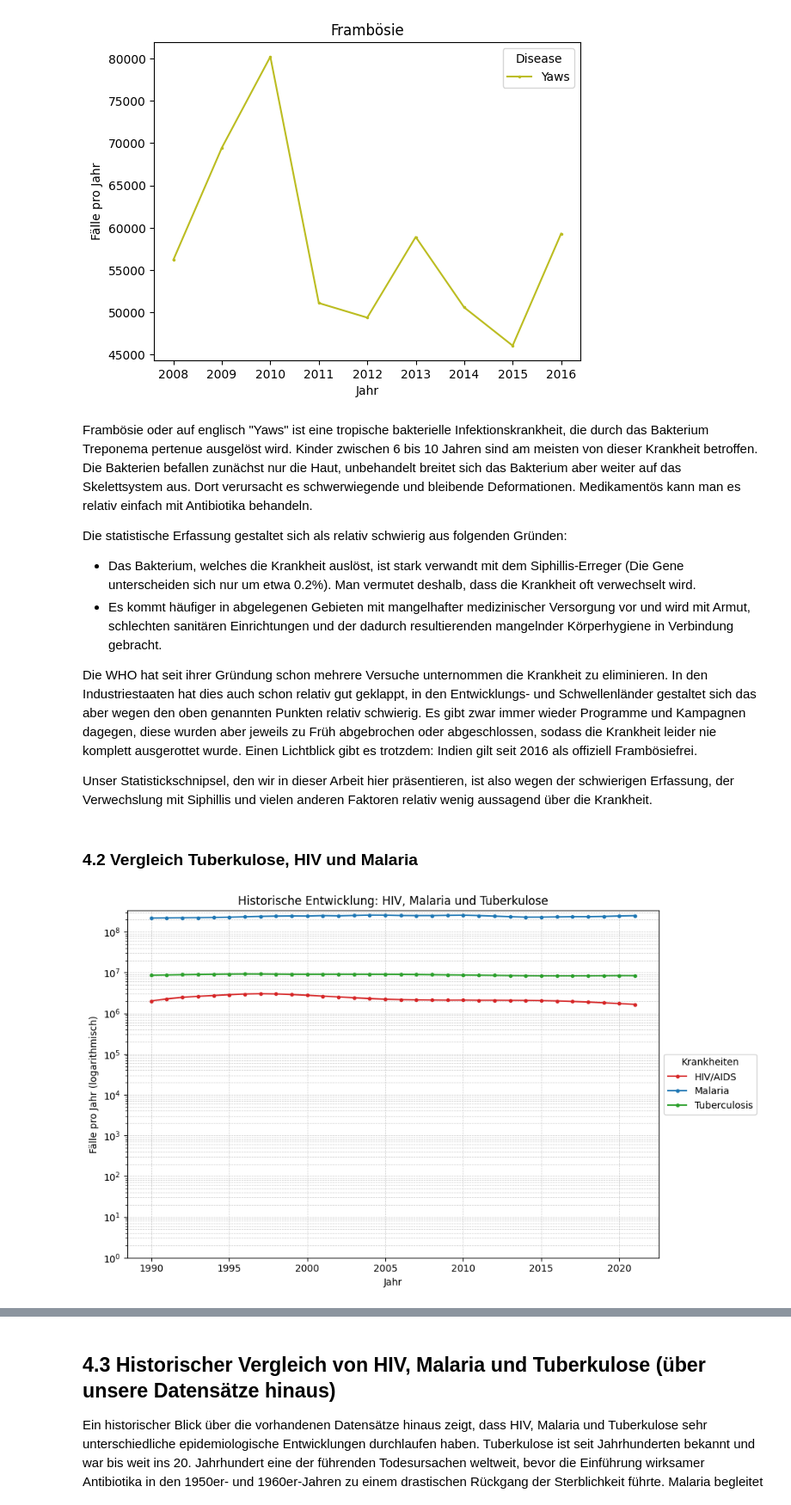
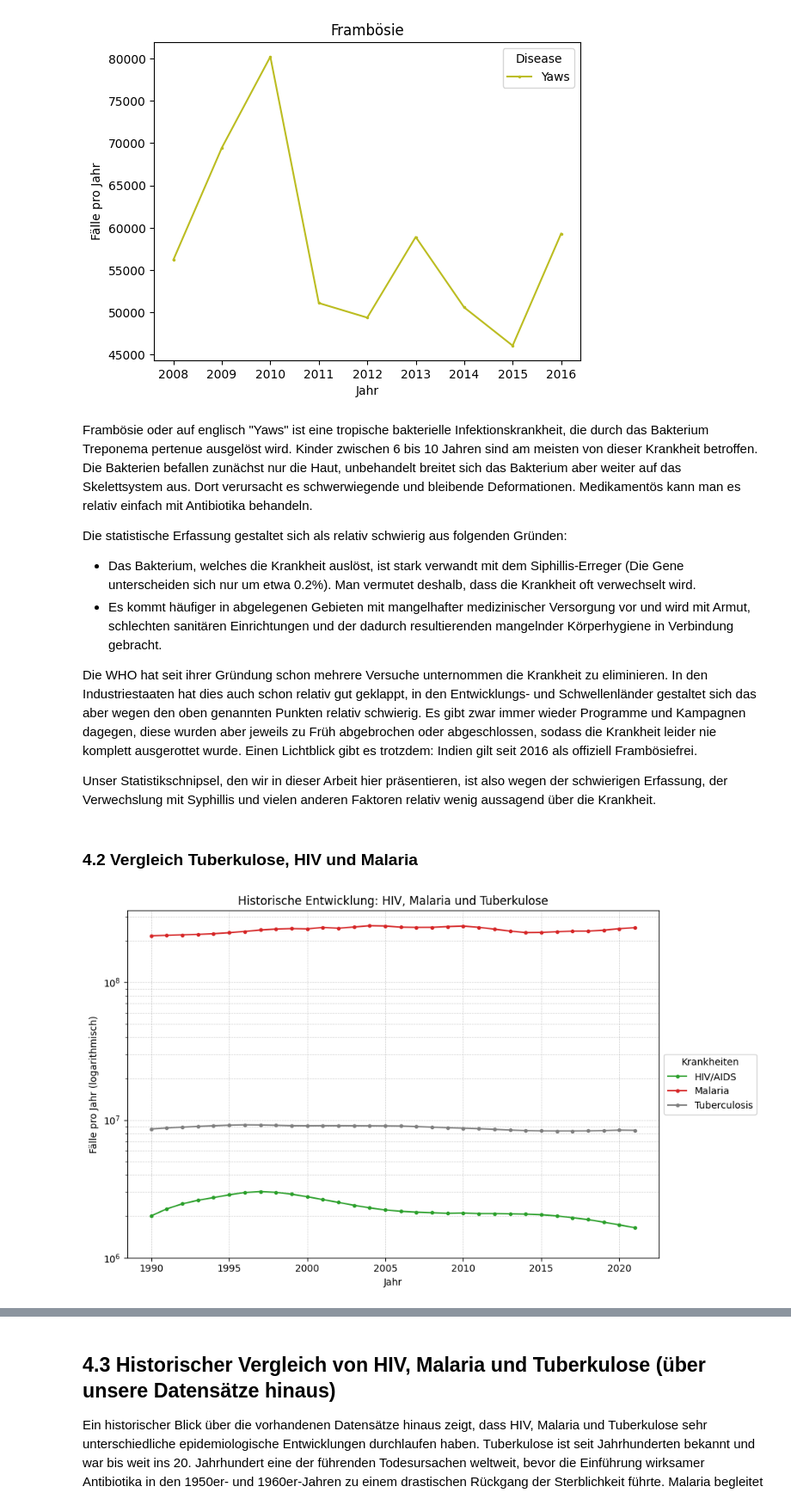
Before and after one commit to Retikulum94/Leistungsnachweis_2, a Jupyter notebook: Leistungsnachweis Infektionskrankheiten im Verlauf der Zeit.ipynb, the cells around one changed output, grey strips where cells are left out. Shown at 86% size. Drawn from its saved outputs; the diff is of its cells as text; code cells hidden in the pictures.

```diff
--- a/Leistungsnachweis Infektionskrankheiten im Verlauf der Zeit.ipynb
+++ b/Leistungsnachweis Infektionskrankheiten im Verlauf der Zeit.ipynb
@@ -279,36 +289,36 @@ Die statistische Erfassung gestaltet sich als relativ schwierig aus folgenden Gr
 
 Die WHO hat seit ihrer Gründung schon mehrere Versuche unternommen die Krankheit zu eliminieren. In den Industriestaaten hat dies auch schon relativ gut geklappt, in den Entwicklungs- und Schwellenländer gestaltet sich das aber wegen den oben genannten Punkten relativ schwierig. Es gibt zwar immer wieder Programme und Kampagnen dagegen, diese wurden aber jeweils zu Früh abgebrochen oder abgeschlossen, sodass die Krankheit leider nie komplett ausgerottet wurde. Einen Lichtblick gibt es trotzdem: Indien gilt seit 2016 als offiziell Frambösiefrei.
 
-Unser Statistickschnipsel, den wir in dieser Arbeit hier präsentieren, ist also wegen der schwierigen Erfassung, der Verwechslung mit Siphillis und vielen anderen Faktoren relativ wenig aussagend über die Krankheit.
+Unser Statistikschnipsel, den wir in dieser Arbeit hier präsentieren, ist also wegen der schwierigen Erfassung, der Verwechslung mit Syphillis und vielen anderen Faktoren relativ wenig aussagend über die Krankheit.
 # %% [markdown]
 ### 4.2 Vergleich Tuberkulose, HIV und Malaria
 # %%
 df_Krankheit = df_pivot[['HIV/AIDS', 'Malaria', 'Tuberculosis']]
 
 df_Krankheit = df_pivot[['HIV/AIDS', 'Malaria', 'Tuberculosis']].dropna(how='all')
 
 fig, ax = plt.subplots(figsize=(10, 6))
 
 df_Krankheit.plot(
     ax=ax,
     title='Historische Entwicklung: HIV, Malaria und Tuberkulose',
     marker='o',
     markersize=3,
     linewidth=1.5,
     xlabel='Jahr',
     ylabel='Fälle pro Jahr (logarithmisch)',
     logy=True,
-    color=['#d62728', '#1f77b4', '#2ca02c']
+    color=['#2ca02c', '#d62728', '#7f7f7f']
 )
 
 ax.grid(True, which='both', linestyle='--', linewidth=0.5, alpha=0.7)
 
 ax.legend(title='Krankheiten', loc='center left', bbox_to_anchor=(1, 0.5))
 
-plt.ylim(bottom=1)
+plt.ylim(bottom=1000000)
 
 plt.tight_layout()
 plt.show()
 # %% [output]
-[figure, old version]
+[figure, new version]
 # %% [markdown]
```
Also changed, not shown: parts of 21 cells of this notebook.
